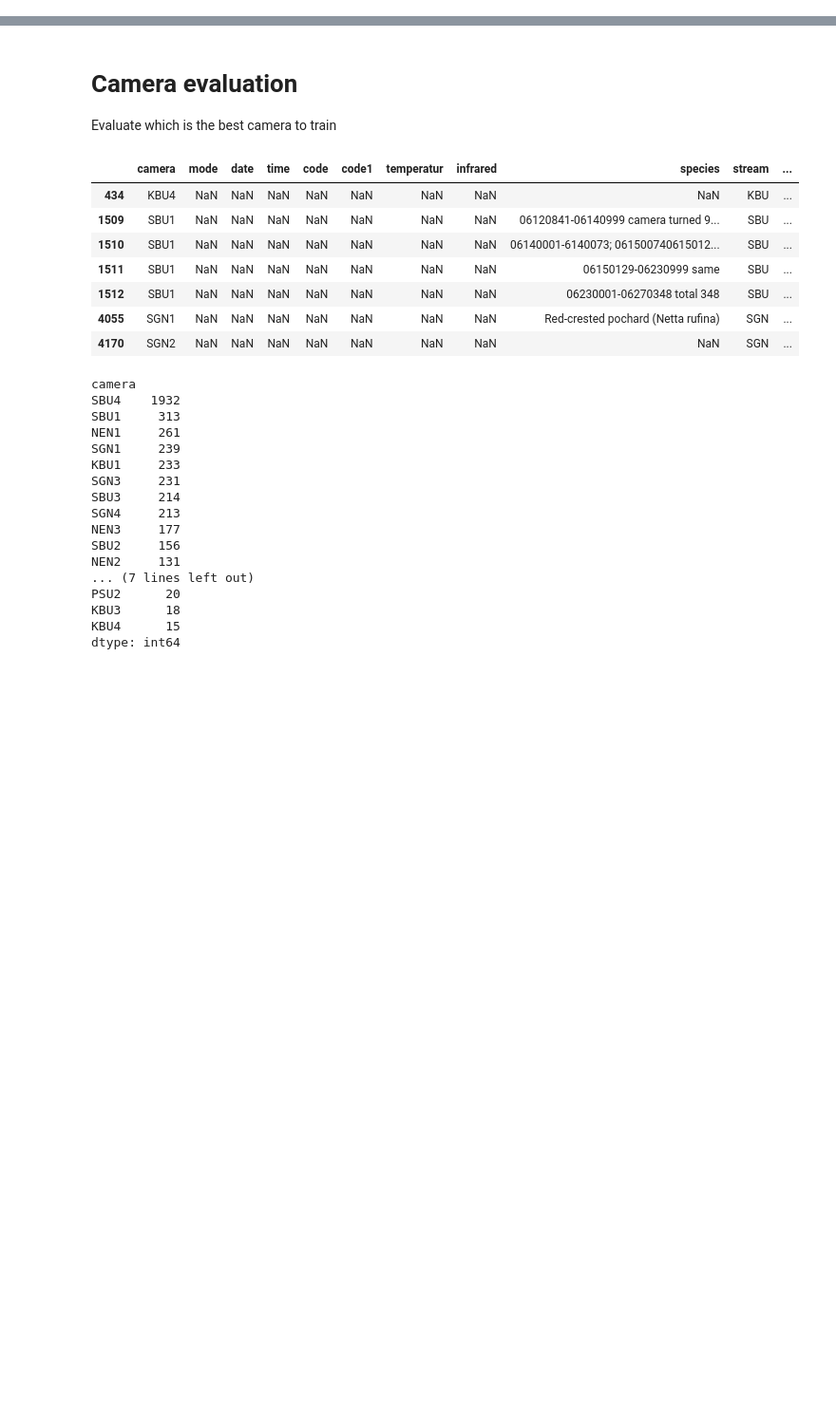
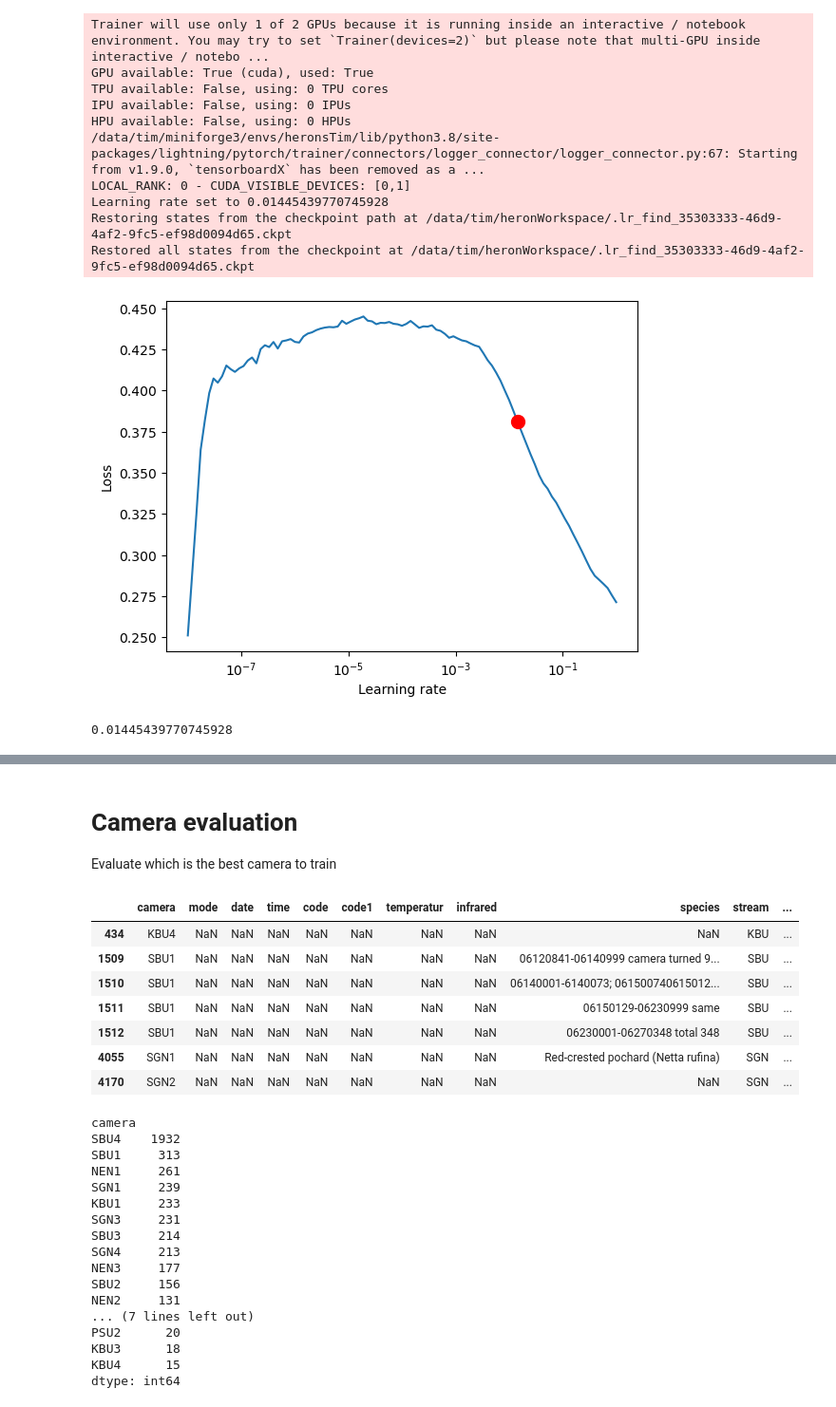
Before and after one commit to klusertim/heronWorkspace, a Jupyter notebook: playAround.ipynb, the cells around one changed output, grey strips where cells are left out. Shown at 95% size. Saved outputs shown, nothing was run; the diff lists cells and outputs as text; code cells hidden in the pictures; blank space fills up the shorter version.

```diff
--- a/playAround.ipynb
+++ b/playAround.ipynb
@@ -203,0 +206,4 @@ for i, img in enumerate(list(dataLoader)[200:]):
+# %%
+# Model
+cae = AEHeronModel(batch_size=16, num_workers_loader=4, model=CAESmallBottleneckWithLinear(), imsize=(216, 324))
+summary(cae, (3, 215, 323), device="cpu")
@@ -203,0 +228,20 @@ for i, img in enumerate(list(dataLoader)[200:]):
+# %%
+# Find learning rate
+trainer = pl.Trainer( accelerator='cuda', max_epochs=30) # devices is the index of the gpu, callbacks=[FineTuneLearningRateFinder(milestones=(5, 10))],
+tuner = Tuner(trainer)
+lr_finder = tuner.lr_find(cae)
+lr_finder.plot(show=True, suggest=True)
+print(lr_finder.suggestion())
+# %% [output]
+Trainer will use only 1 of 2 GPUs because it is running inside an interactive / notebook environment. You may try to set `Trainer(devices=2)` but please note that multi-GPU inside interactive / notebo ...
+GPU available: True (cuda), used: True
+TPU available: False, using: 0 TPU cores
+IPU available: False, using: 0 IPUs
+HPU available: False, using: 0 HPUs
+/data/tim/miniforge3/envs/heronsTim/lib/python3.8/site-packages/lightning/pytorch/trainer/connectors/logger_connector/logger_connector.py:67: Starting from v1.9.0, `tensorboardX` has been removed as a ...
+LOCAL_RANK: 0 - CUDA_VISIBLE_DEVICES: [0,1]
+Learning rate set to 0.01445439770745928
+Restoring states from the checkpoint path at /data/tim/heronWorkspace/.lr_find_35303333-46d9-4af2-9fc5-ef98d0094d65.ckpt
+Restored all states from the checkpoint at /data/tim/heronWorkspace/.lr_find_35303333-46d9-4af2-9fc5-ef98d0094d65.ckpt
+[figure, added]
+0.01445439770745928
```
Also changed, not shown: parts of 5 cells of this notebook, 4 other files.
